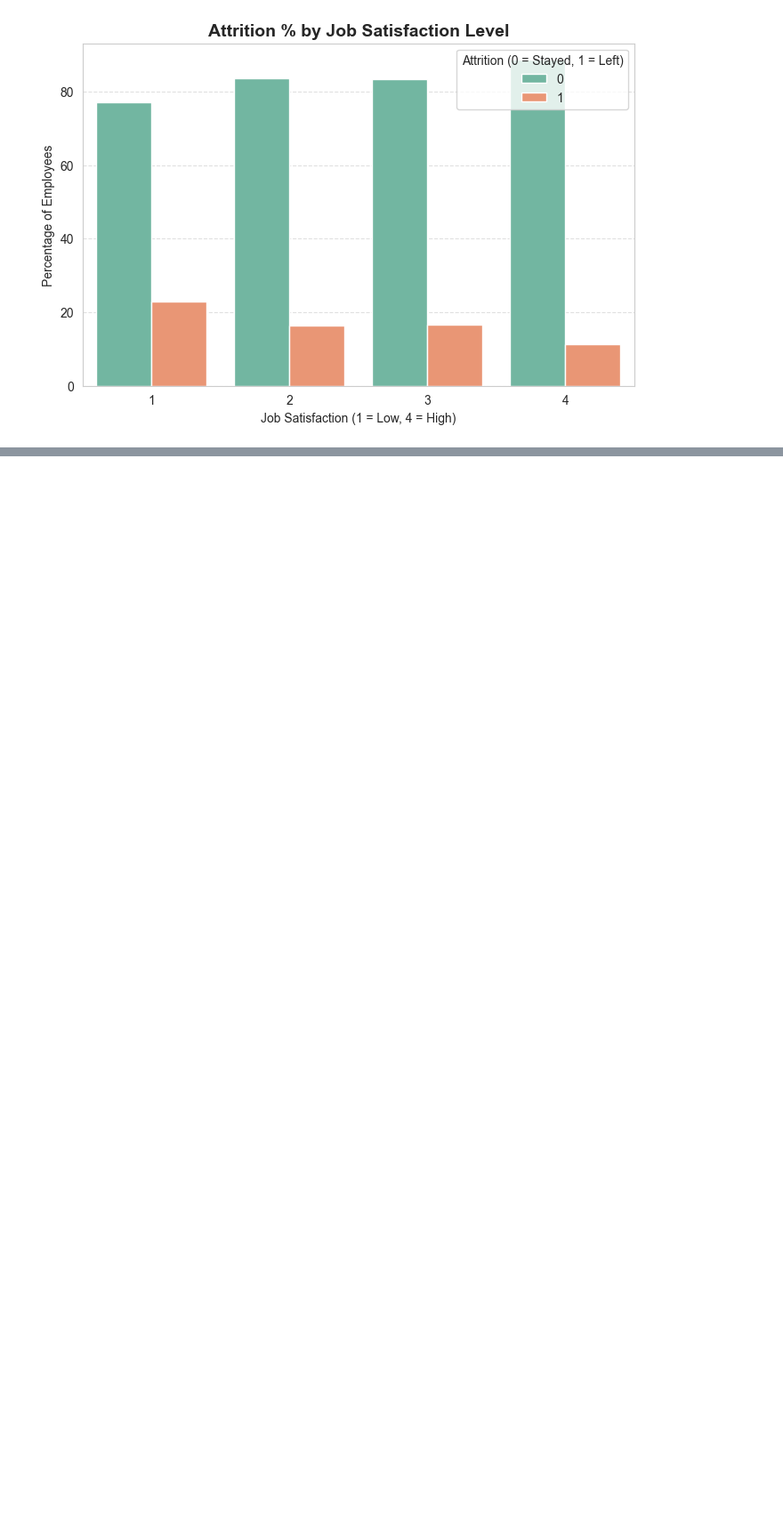
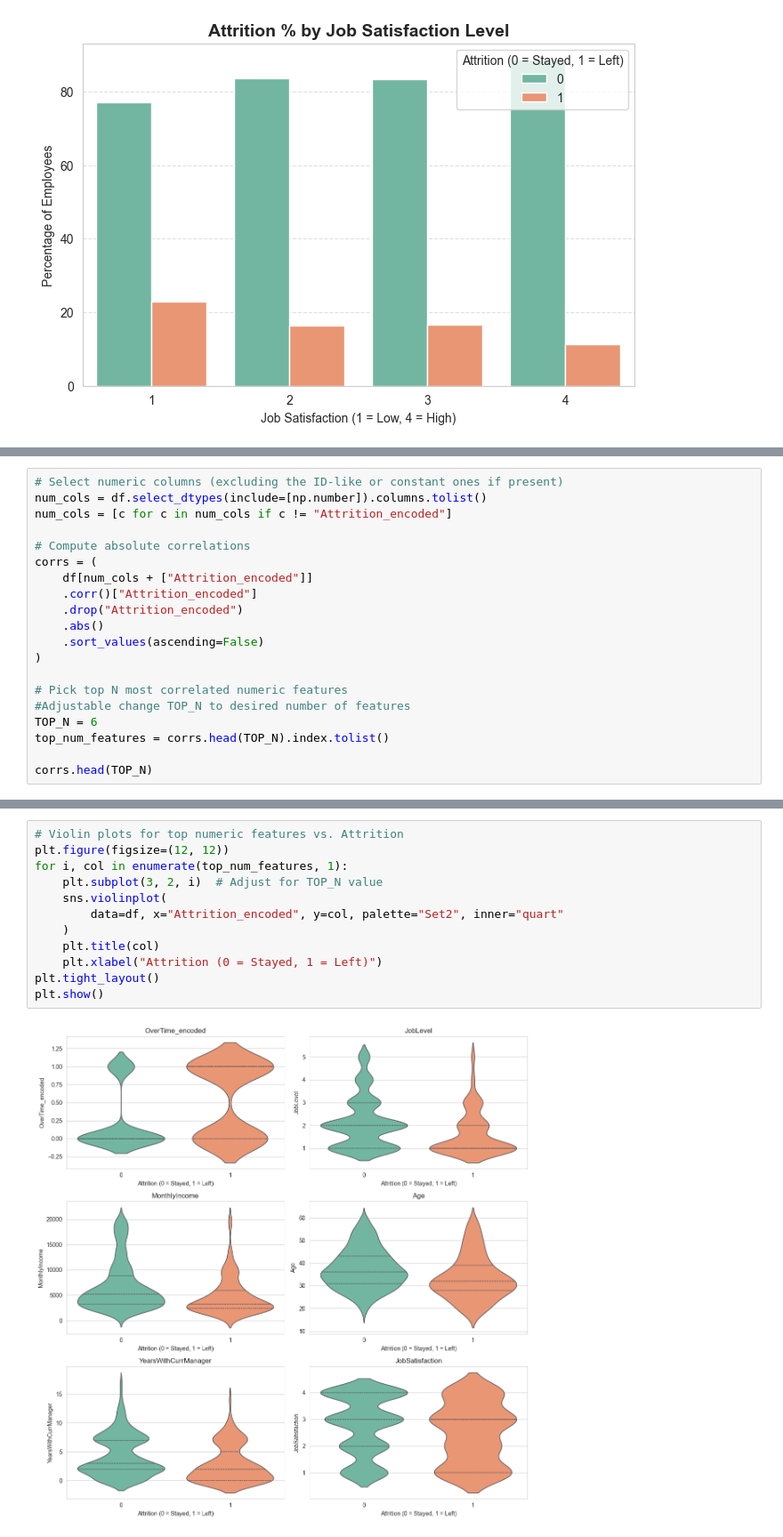
Before and after one commit to RanaAlaaTahon/employee-turnover-prediction, a Jupyter notebook: jupyter_notebooks/Data_Visualisation_Mike.ipynb, the cells around one changed output, grey strips where cells are left out. Shown at 89% size. Saved outputs shown, nothing was run; the diff lists cells and outputs as text; blank space fills up the shorter version.

```diff
--- a/jupyter_notebooks/Data_Visualisation_Mike.ipynb
+++ b/jupyter_notebooks/Data_Visualisation_Mike.ipynb
@@ -352,0 +528,20 @@ plt.show()
+# %%
+# Select numeric columns (excluding the ID-like or constant ones if present)
+num_cols = df.select_dtypes(include=[np.number]).columns.tolist()
+num_cols = [c for c in num_cols if c != "Attrition_encoded"]
+
+# Compute absolute correlations
+corrs = (
+    df[num_cols + ["Attrition_encoded"]]
+    .corr()["Attrition_encoded"]
+    .drop("Attrition_encoded")
+    .abs()
+    .sort_values(ascending=False)
+)
+
+# Pick top N most correlated numeric features
+#Adjustable change TOP_N to desired number of features
+TOP_N = 6
+top_num_features = corrs.head(TOP_N).index.tolist()
+
+corrs.head(TOP_N)
@@ -352,0 +558,14 @@ plt.show()
+# %%
+# Violin plots for top numeric features vs. Attrition
+plt.figure(figsize=(12, 12))
+for i, col in enumerate(top_num_features, 1):
+    plt.subplot(3, 2, i)  # Adjust for TOP_N value
+    sns.violinplot(
+        data=df, x="Attrition_encoded", y=col, palette="Set2", inner="quart"
+    )
+    plt.title(col)
+    plt.xlabel("Attrition (0 = Stayed, 1 = Left)")
+plt.tight_layout()
+plt.show()
+# %% [output]
+[figure, added]
```
Also changed, not shown: parts of 35 cells of this notebook.
